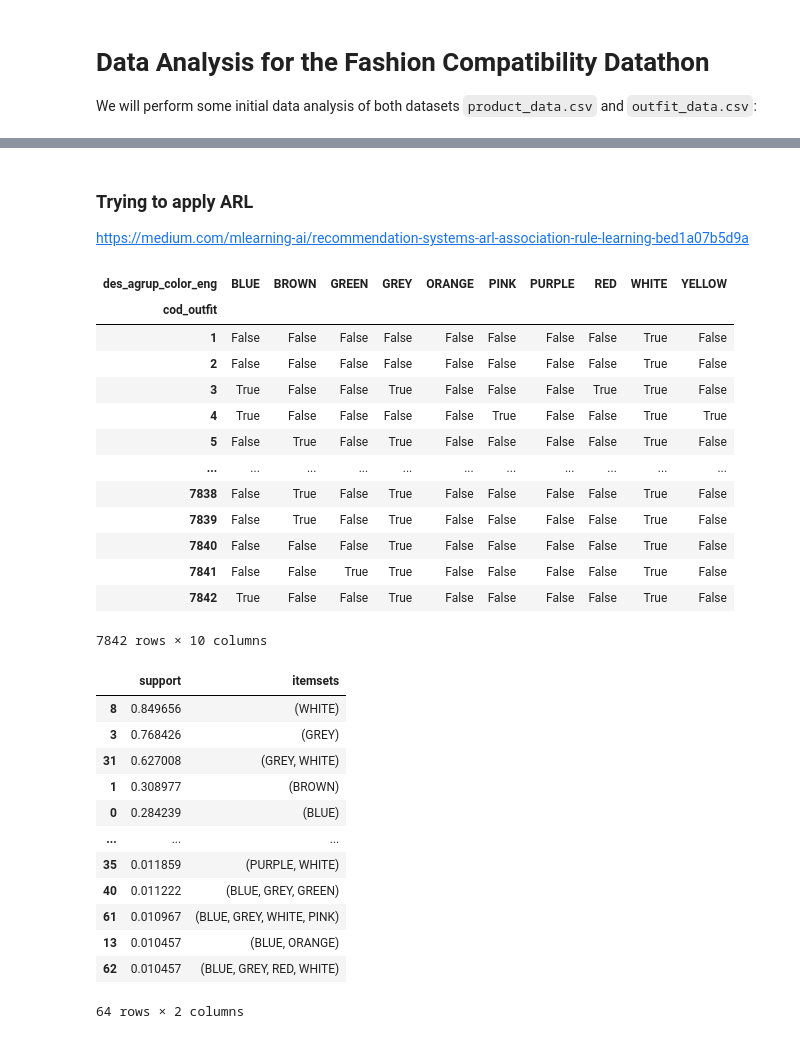
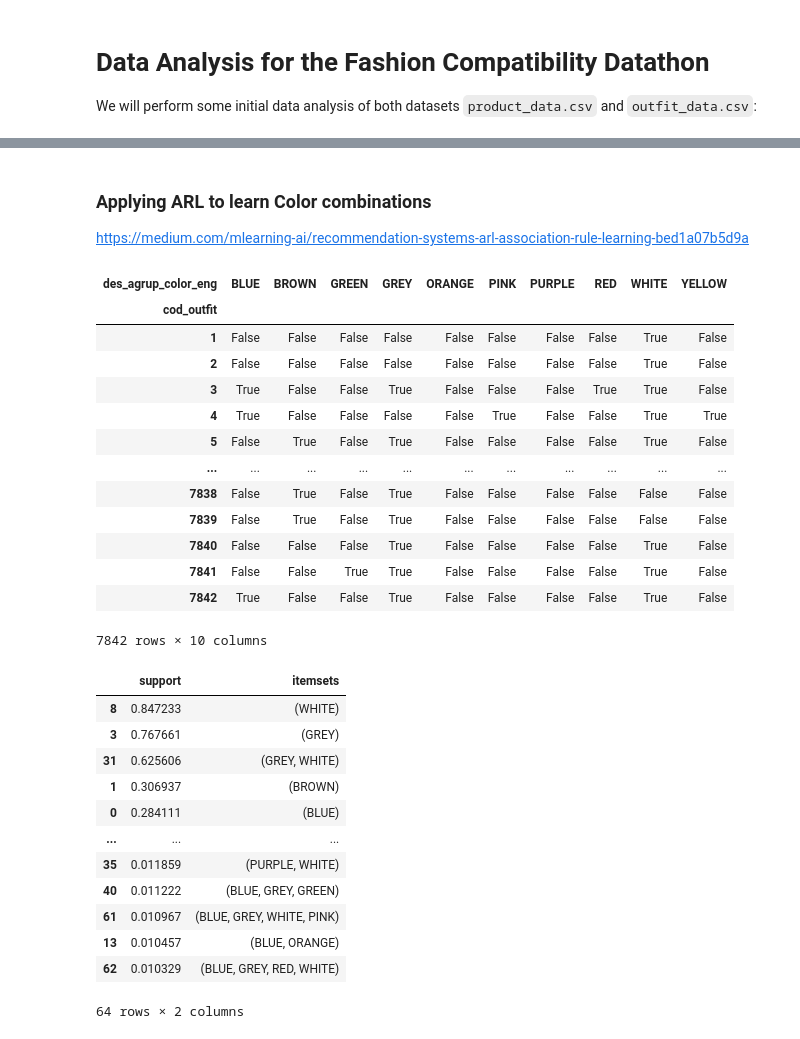
Before and after one commit to guzmanalejandro/datathon-2023-mango-ub, a Jupyter notebook: dataset_analysis.ipynb, the cells around one changed output, grey strips where cells are left out. Drawn from its saved outputs; the diff is of its cells as text; code cells hidden in the pictures.

Commit message:
Cross color - category ARL

```diff
--- a/dataset_analysis.ipynb
+++ b/dataset_analysis.ipynb
@@ -37,0 +55,3 @@ memory usage: 936.7+ KB
+# %%
+product_data = product_data[product_data['des_product_category'] != 'Home']
+product_data
@@ -93,7 +130,7 @@ cod_modelo_color
 15                     1
 Name: count, dtype: int64
 # %% [markdown]
-### Trying to apply ARL
+### Applying ARL to learn Color combinations
 https://medium.com/mlearning-ai/recommendation-systems-arl-association-rule-learning-bed1a07b5d9a
 # %%
 # Get the COLOR counts for each outfit
@@ -109,8 +146,8 @@ outfit_color_counts
 | 4 | True | False | False | False | False | True | False | False | True | True |
 | 5 | False | True | False | True | False | False | False | False | True | False |
 | ... | ... | ... | ... | ... | ... | ... | ... | ... | ... | ... |
-| 7838 | False | True | False | True | False | False | False | False | True | False |
-| 7839 | False | True | False | True | False | False | False | False | True | False |
+| 7838 | False | True | False | True | False | False | False | False | False | False |
+| 7839 | False | True | False | True | False | False | False | False | False | False |
 | 7840 | False | False | False | True | False | False | False | False | True | False |
 | 7841 | False | False | True | True | False | False | False | False | True | False |
 | 7842 | True | False | False | True | False | False | False | False | True | False |
@@ -118,21 +155,21 @@ outfit_color_counts
 # %%
 from mlxtend.frequent_patterns import apriori, association_rules
 
-outfit_frequent_colors = apriori(outfit_color_counts, min_support=0.01, use_colnames=True).sort_values("support", ascending=False)
+outfit_frequent_colors = apriori(outfit_color_counts, min_support=0.01, use_colnames=True, max_len = 5).sort_values("support", ascending=False)
 outfit_frequent_colors
 # %% [output]
 |  | support | itemsets |
-| 8 | 0.849656 | (WHITE) |
-| 3 | 0.768426 | (GREY) |
-| 31 | 0.627008 | (GREY, WHITE) |
-| 1 | 0.308977 | (BROWN) |
-| 0 | 0.284239 | (BLUE) |
+| 8 | 0.847233 | (WHITE) |
+| 3 | 0.767661 | (GREY) |
+| 31 | 0.625606 | (GREY, WHITE) |
+| 1 | 0.306937 | (BROWN) |
+| 0 | 0.284111 | (BLUE) |
 | ... | ... | ... |
 | 35 | 0.011859 | (PURPLE, WHITE) |
 | 40 | 0.011222 | (BLUE, GREY, GREEN) |
 | 61 | 0.010967 | (BLUE, GREY, WHITE, PINK) |
 | 13 | 0.010457 | (BLUE, ORANGE) |
-| 62 | 0.010457 | (BLUE, GREY, RED, WHITE) |
+| 62 | 0.010329 | (BLUE, GREY, RED, WHITE) |
 64 rows × 2 columns
 # %%
 outfit_color_rules = association_rules(outfit_frequent_colors, metric="support", min_threshold=0.01)
```
Also changed, not shown: parts of 20 cells of this notebook.
